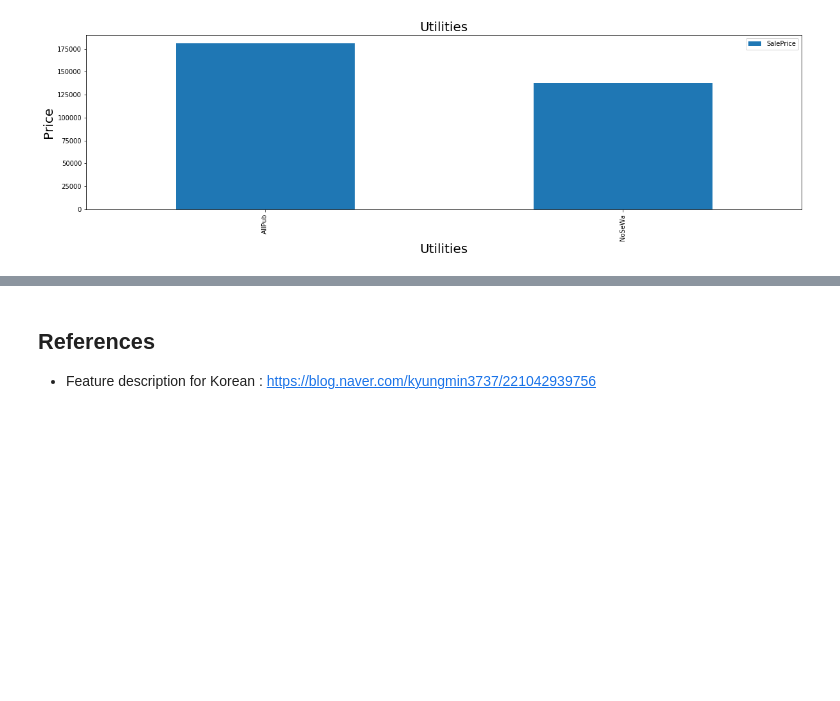
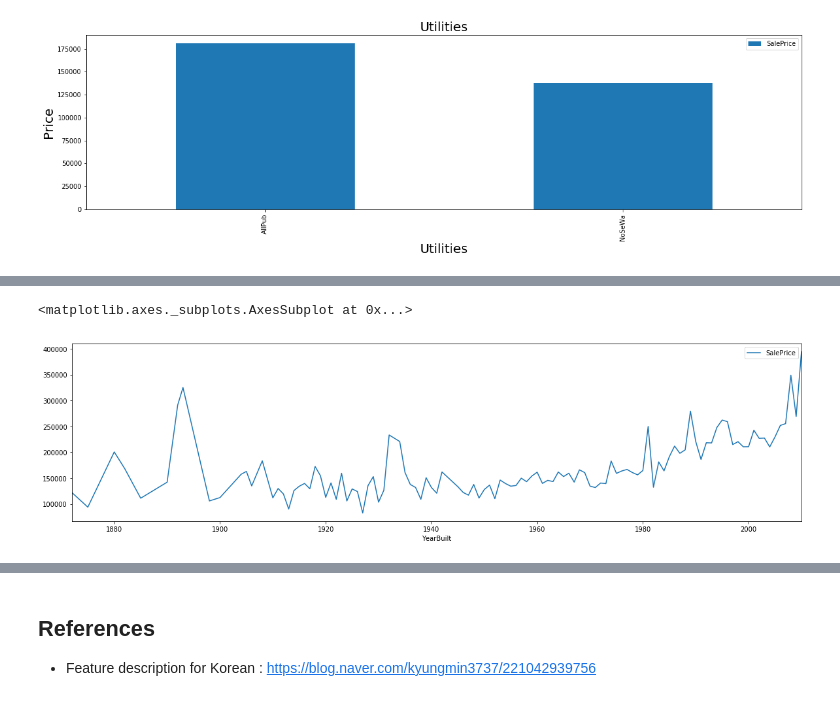
Before and after one commit to gjustin40/Kaggle, a Jupyter notebook: House-Prices/House_prices.ipynb, the cells around one changed output, grey strips where cells are left out. Cells and saved outputs as stored; diff of their text form; code cells hidden in the pictures; blank space fills up the shorter version.

```diff
--- a/House-Prices/House_prices.ipynb
+++ b/House-Prices/House_prices.ipynb
@@ -653,0 +1119,5 @@ chart_bar('Utilities')
+# %%
+train[['YearBuilt', 'SalePrice']].groupby('YearBuilt').mean().plot(figsize = (20,5))
+# %% [output]
+<matplotlib.axes._subplots.AxesSubplot at 0x...>
+[figure, added]
```
Also changed, not shown: parts of 59 cells of this notebook.
